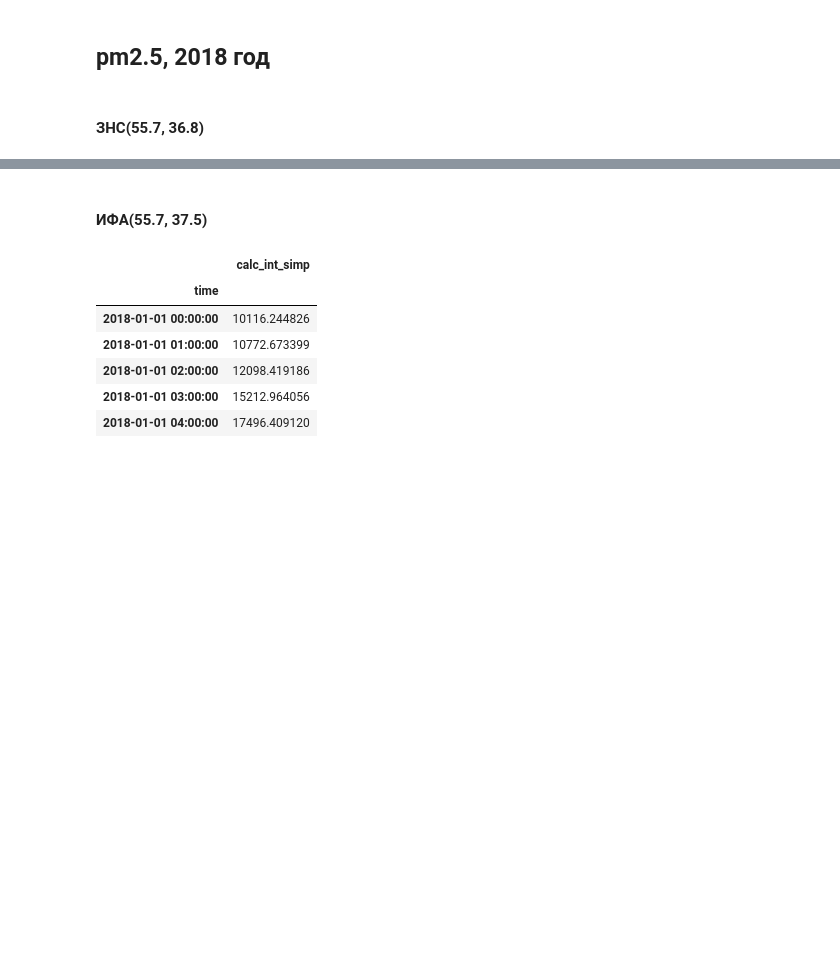
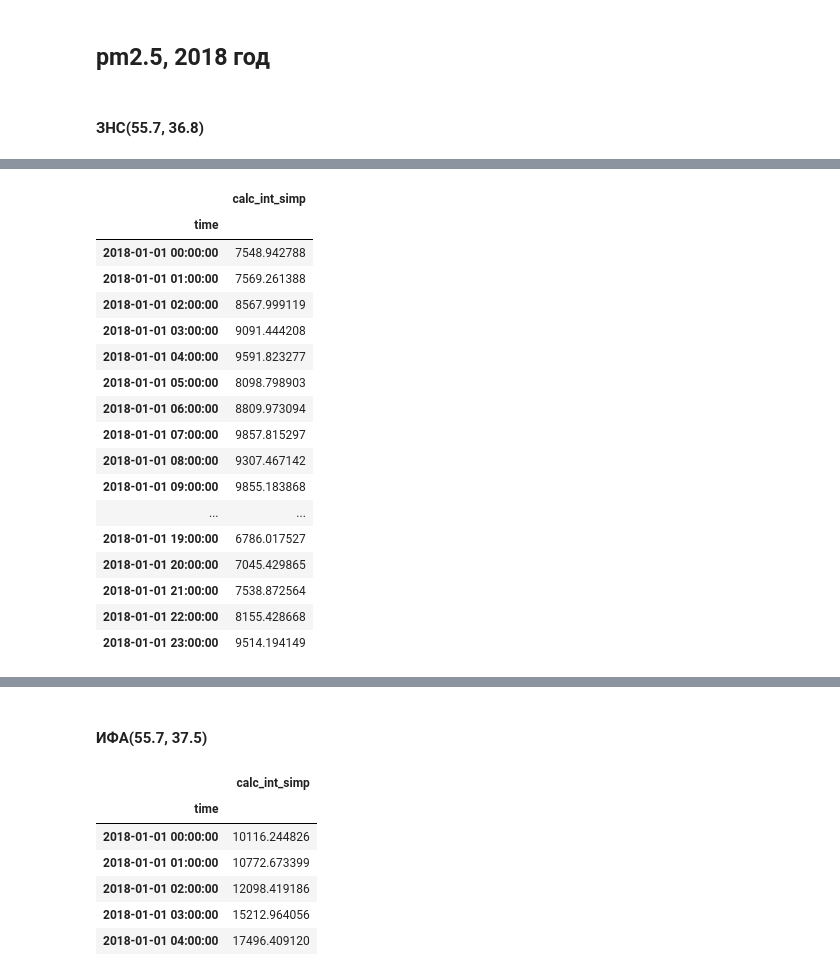
Before and after one commit to dshsha/ifa, a Jupyter notebook: notebooks/pm_2_5_2018.ipynb, the cells around one changed output, grey strips where cells are left out. Cells and saved outputs as stored; diff of their text form; code cells hidden in the pictures; blank space fills up the shorter version.

```diff
--- a/notebooks/pm_2_5_2018.ipynb
+++ b/notebooks/pm_2_5_2018.ipynb
@@ -46 +57,22 @@ df_int_zns.head()
+# %%
+df_int_zns.iloc[:24]
+# %% [output]
+|  | calc_int_simp |
+| time |  |
+| 2018-01-01 00:00:00 | 7548.942788 |
+| 2018-01-01 01:00:00 | 7569.261388 |
+| 2018-01-01 02:00:00 | 8567.999119 |
+| 2018-01-01 03:00:00 | 9091.444208 |
+| 2018-01-01 04:00:00 | 9591.823277 |
+| 2018-01-01 05:00:00 | 8098.798903 |
+| 2018-01-01 06:00:00 | 8809.973094 |
+| 2018-01-01 07:00:00 | 9857.815297 |
+| 2018-01-01 08:00:00 | 9307.467142 |
+| 2018-01-01 09:00:00 | 9855.183868 |
+| ... | ... |
+| 2018-01-01 19:00:00 | 6786.017527 |
+| 2018-01-01 20:00:00 | 7045.429865 |
+| 2018-01-01 21:00:00 | 7538.872564 |
+| 2018-01-01 22:00:00 | 8155.428668 |
+| 2018-01-01 23:00:00 | 9514.194149 |
 # %%
```
Also changed, not shown: parts of 9 cells of this notebook, 6 other files.
